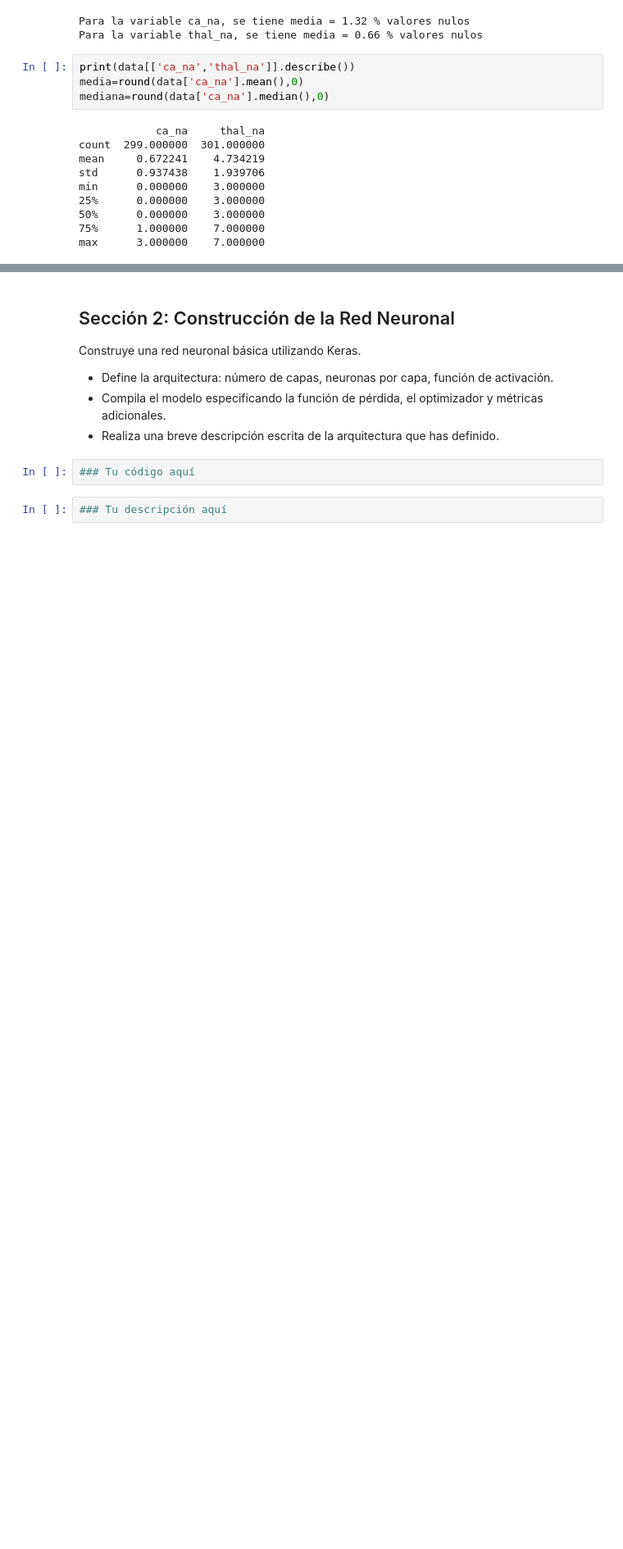
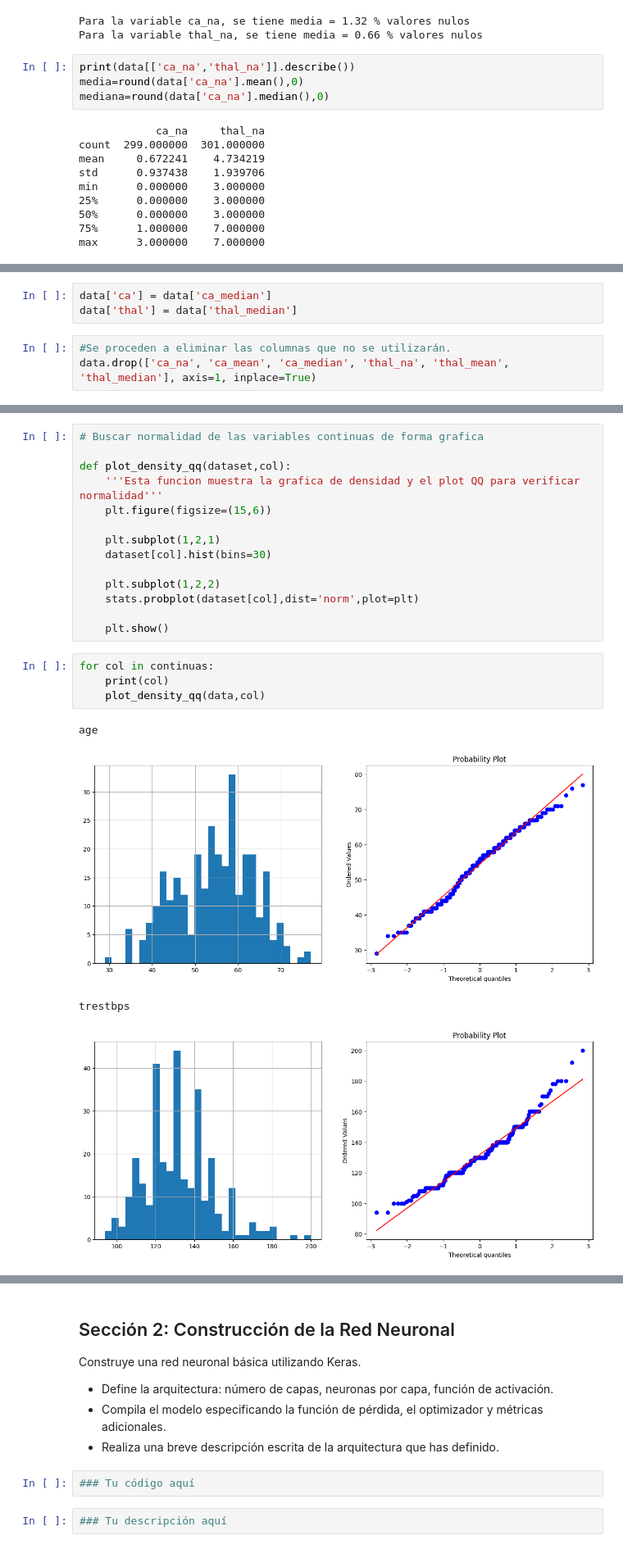
Before and after one commit to lpyo87/Statistical_LearningII, a Jupyter notebook: HT1/HT1 - Redes neuronales.ipynb, the cells around one changed output, grey strips where cells are left out. Shown at 82% size. Cells and saved outputs as stored; diff of their text form; blank space fills up the shorter version.

```diff
--- a/HT1/HT1 - Redes neuronales.ipynb
+++ b/HT1/HT1 - Redes neuronales.ipynb
@@ -176,0 +207,6 @@ plt.show()
+# %%
+data['ca'] = data['ca_median']
+data['thal'] = data['thal_median']
+# %%
+#Se proceden a eliminar las columnas que no se utilizarán.
+data.drop(['ca_na', 'ca_mean', 'ca_median', 'thal_na', 'thal_mean', 'thal_median'], axis=1, inplace=True)
@@ -176,0 +254,23 @@ plt.show()
+# %%
+# Buscar normalidad de las variables continuas de forma grafica
+
+def plot_density_qq(dataset,col):
+    '''Esta funcion muestra la grafica de densidad y el plot QQ para verificar normalidad'''
+    plt.figure(figsize=(15,6))
+
+    plt.subplot(1,2,1)
+    dataset[col].hist(bins=30)
+
+    plt.subplot(1,2,2)
+    stats.probplot(dataset[col],dist='norm',plot=plt)
+
+    plt.show()
+# %%
+for col in continuas:
+    print(col)
+    plot_density_qq(data,col)
+# %% [output]
+age
+[figure, added]
+trestbps
+[figure, added]
```
Also changed, not shown: parts of 22 cells of this notebook.
